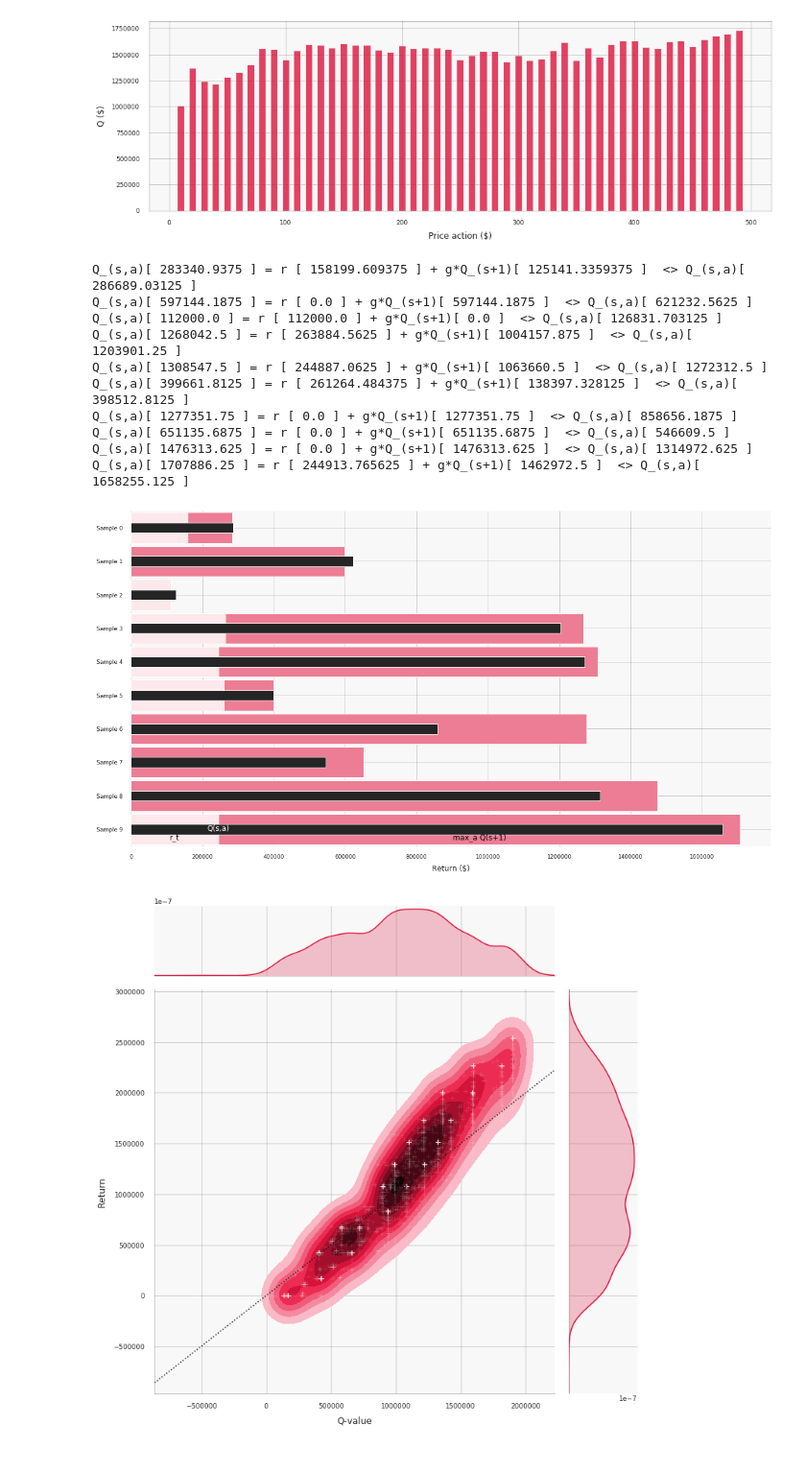
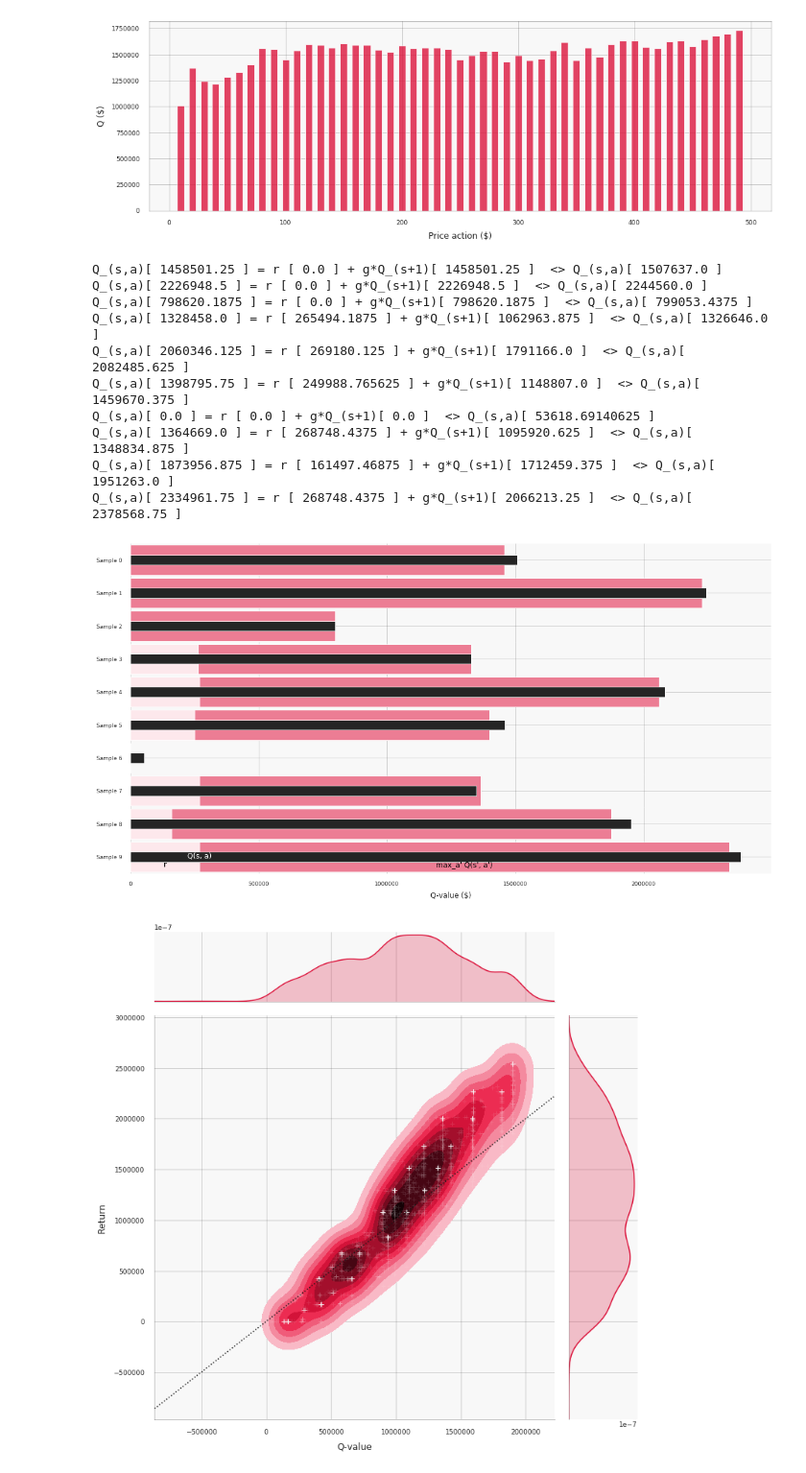
Before and after one commit to ikatsov/tensor-house, a Jupyter notebook: pricing/price-optimization-using-dqn-reinforcement-learning.ipynb, the cells around one changed output. Shown at 96% size. Saved outputs shown, nothing was run; the diff lists cells and outputs as text; code cells hidden in the pictures.

```diff
--- a/pricing/price-optimization-using-dqn-reinforcement-learning.ipynb
+++ b/pricing/price-optimization-using-dqn-reinforcement-learning.ipynb
@@ -269,8 +269,8 @@ class PolicyNetworkDQN(nn.Module):
       self.model = nn.Sequential(*layers)
 
     def forward(self, x):
-      pdparam = self.model(x)
-      return pdparam
+      q_values = self.model(x)
+      return q_values
 
 class AnnealedEpsGreedyPolicy(object):
   def __init__(self, eps_start = 0.9, eps_end = 0.05, eps_decay = 400):
@@ -351,7 +351,7 @@ target_net.eval()
 
 num_episodes = 1000
 return_trace = []
-p_trace = [] # price schedules used in each episod
+p_trace = [] # price schedules used in each episode
 for i_episode in range(num_episodes):
     state = env_intial_state()
     reward_trace = []
@@ -387,7 +387,7 @@ for i_episode in range(num_episodes):
         target_net.load_state_dict(policy_net.state_dict())
 
         clear_output(wait = True)
-        print(f'Episod {i_episode} of {num_episodes} ({i_episode/num_episodes*100:.2f}%)')
+        print(f'Episode {i_episode} of {num_episodes} ({i_episode/num_episodes*100:.2f}%)')
 
 plot_return_trace(return_trace)
 
@@ -467,26 +467,26 @@ for t in range(len(transitions)):
   print(f"Q_(s,a)[ {expected_state_action_values[t]} ] = r [ {reward_batch[t].item()} ] + g*Q_(s+1)[ {next_state_values[t]} ]  <> Q_(s,a)[ {state_action_values[t].item()} ]")
   q_trace.append([f"Sample {t}", state_action_values[t].item(), [reward_batch[t].item(), next_state_values[t]]])
 # %% [output]
-Q_(s,a)[ 283340.9375 ] = r [ 158199.609375 ] + g*Q_(s+1)[ 125141.3359375 ]  <> Q_(s,a)[ 286689.03125 ]
-Q_(s,a)[ 597144.1875 ] = r [ 0.0 ] + g*Q_(s+1)[ 597144.1875 ]  <> Q_(s,a)[ 621232.5625 ]
-Q_(s,a)[ 112000.0 ] = r [ 112000.0 ] + g*Q_(s+1)[ 0.0 ]  <> Q_(s,a)[ 126831.703125 ]
-Q_(s,a)[ 1268042.5 ] = r [ 263884.5625 ] + g*Q_(s+1)[ 1004157.875 ]  <> Q_(s,a)[ 1203901.25 ]
-Q_(s,a)[ 1308547.5 ] = r [ 244887.0625 ] + g*Q_(s+1)[ 1063660.5 ]  <> Q_(s,a)[ 1272312.5 ]
-Q_(s,a)[ 399661.8125 ] = r [ 261264.484375 ] + g*Q_(s+1)[ 138397.328125 ]  <> Q_(s,a)[ 398512.8125 ]
-Q_(s,a)[ 1277351.75 ] = r [ 0.0 ] + g*Q_(s+1)[ 1277351.75 ]  <> Q_(s,a)[ 858656.1875 ]
-Q_(s,a)[ 651135.6875 ] = r [ 0.0 ] + g*Q_(s+1)[ 651135.6875 ]  <> Q_(s,a)[ 546609.5 ]
-Q_(s,a)[ 1476313.625 ] = r [ 0.0 ] + g*Q_(s+1)[ 1476313.625 ]  <> Q_(s,a)[ 1314972.625 ]
-Q_(s,a)[ 1707886.25 ] = r [ 244913.765625 ] + g*Q_(s+1)[ 1462972.5 ]  <> Q_(s,a)[ 1658255.125 ]
+Q_(s,a)[ 1458501.25 ] = r [ 0.0 ] + g*Q_(s+1)[ 1458501.25 ]  <> Q_(s,a)[ 1507637.0 ]
+Q_(s,a)[ 2226948.5 ] = r [ 0.0 ] + g*Q_(s+1)[ 2226948.5 ]  <> Q_(s,a)[ 2244560.0 ]
+Q_(s,a)[ 798620.1875 ] = r [ 0.0 ] + g*Q_(s+1)[ 798620.1875 ]  <> Q_(s,a)[ 799053.4375 ]
+Q_(s,a)[ 1328458.0 ] = r [ 265494.1875 ] + g*Q_(s+1)[ 1062963.875 ]  <> Q_(s,a)[ 1326646.0 ]
+Q_(s,a)[ 2060346.125 ] = r [ 269180.125 ] + g*Q_(s+1)[ 1791166.0 ]  <> Q_(s,a)[ 2082485.625 ]
+Q_(s,a)[ 1398795.75 ] = r [ 249988.765625 ] + g*Q_(s+1)[ 1148807.0 ]  <> Q_(s,a)[ 1459670.375 ]
+Q_(s,a)[ 0.0 ] = r [ 0.0 ] + g*Q_(s+1)[ 0.0 ]  <> Q_(s,a)[ 53618.69140625 ]
+Q_(s,a)[ 1364669.0 ] = r [ 268748.4375 ] + g*Q_(s+1)[ 1095920.625 ]  <> Q_(s,a)[ 1348834.875 ]
+Q_(s,a)[ 1873956.875 ] = r [ 161497.46875 ] + g*Q_(s+1)[ 1712459.375 ]  <> Q_(s,a)[ 1951263.0 ]
+Q_(s,a)[ 2334961.75 ] = r [ 268748.4375 ] + g*Q_(s+1)[ 2066213.25 ]  <> Q_(s,a)[ 2378568.75 ]
 # %%
 # Visualization of the debugging infomation for Q-values
 
 palette = sns.light_palette("crimson", 3, reverse=False)
 bullet_graph(np.array(q_trace),
-            labels=["r_t", "max_a Q(s+1)"], bar_label="Q(s,a)", size=(20, 10),
-            axis_label="Return ($)", label_color="black",
+            labels=["r", "max_a' Q(s', a')"], bar_label="Q(s, a)", size=(20, 10),
+            axis_label="Q-value ($)", label_color="black",
             bar_color="#252525", palette=palette)
 # %% [output]
-[figure, old version]
+[figure, new version]
 # %%
 # Playing several episods and recording Q-values with the corresponding actual retunrs
 
```
Also changed, not shown: parts of 3 cells of this notebook.
